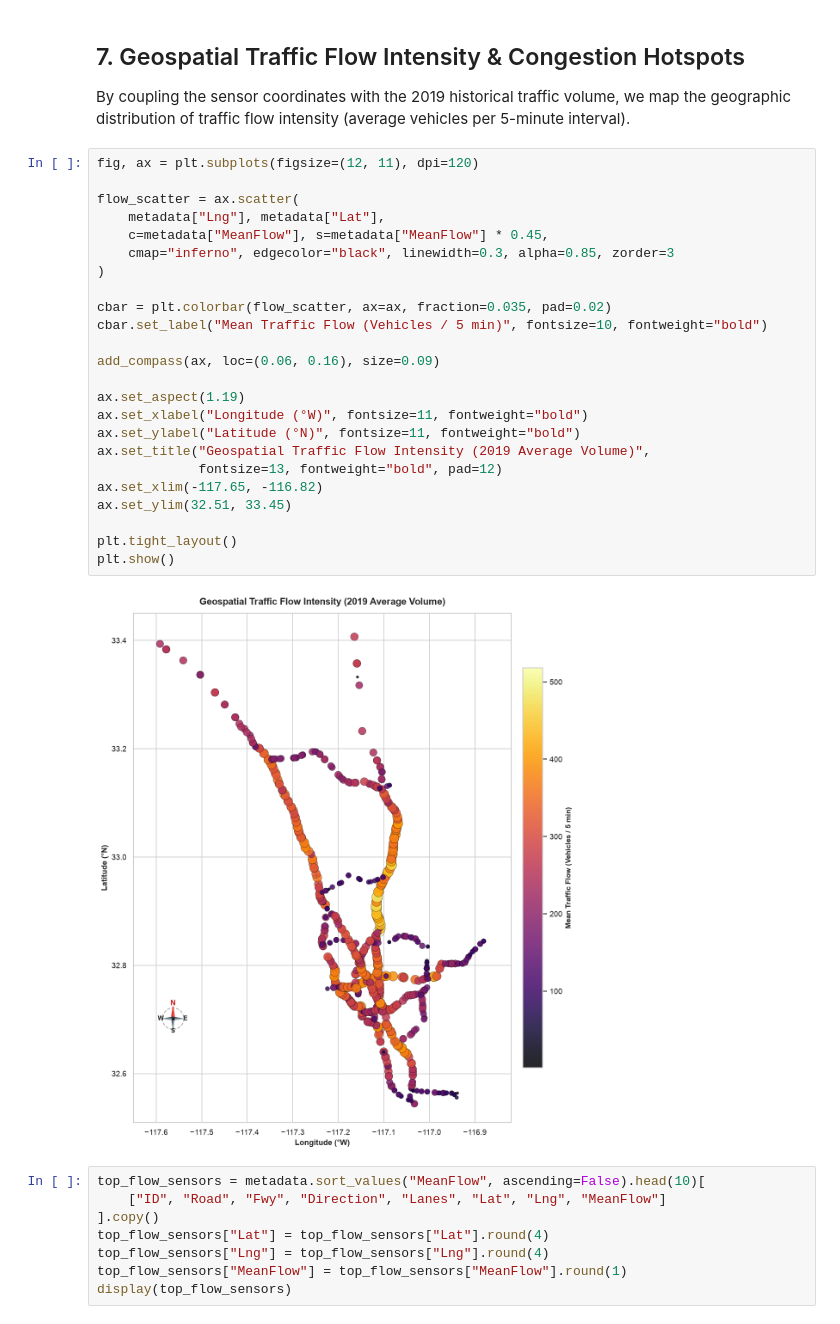
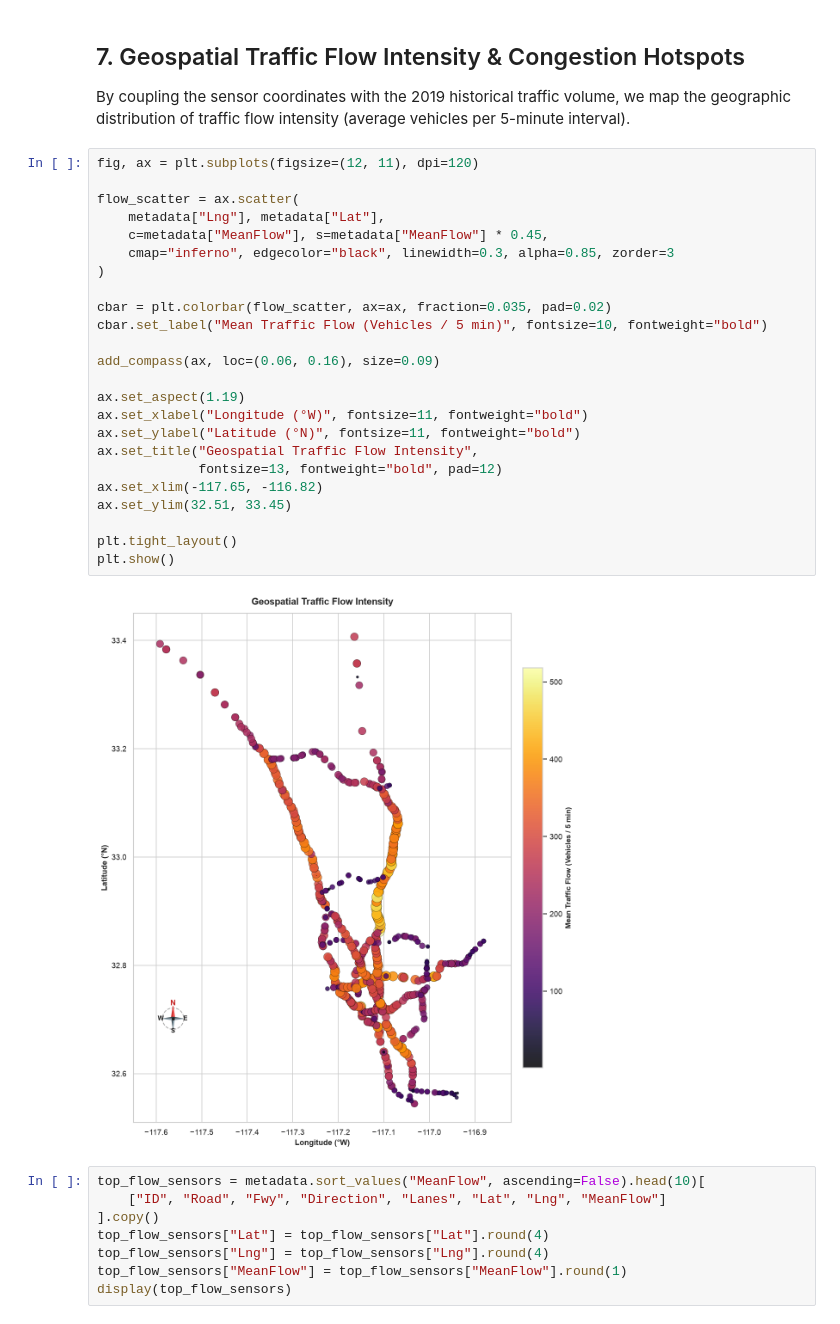
Before and after one commit to mblbruhn/traffic-prediction, a Jupyter notebook: geospatial_analysis.ipynb, the cells around one changed output. Cells and saved outputs as stored; diff of their text form.

```diff
--- a/geospatial_analysis.ipynb
+++ b/geospatial_analysis.ipynb
@@ -570,29 +570,29 @@ By coupling the sensor coordinates with the 2019 historical traffic volume, we m
 # %%
 fig, ax = plt.subplots(figsize=(12, 11), dpi=120)
 
 flow_scatter = ax.scatter(
     metadata["Lng"], metadata["Lat"],
     c=metadata["MeanFlow"], s=metadata["MeanFlow"] * 0.45,
     cmap="inferno", edgecolor="black", linewidth=0.3, alpha=0.85, zorder=3
 )
 
 cbar = plt.colorbar(flow_scatter, ax=ax, fraction=0.035, pad=0.02)
 cbar.set_label("Mean Traffic Flow (Vehicles / 5 min)", fontsize=10, fontweight="bold")
 
 add_compass(ax, loc=(0.06, 0.16), size=0.09)
 
 ax.set_aspect(1.19)
 ax.set_xlabel("Longitude (°W)", fontsize=11, fontweight="bold")
 ax.set_ylabel("Latitude (°N)", fontsize=11, fontweight="bold")
-ax.set_title("Geospatial Traffic Flow Intensity (2019 Average Volume)",
+ax.set_title("Geospatial Traffic Flow Intensity",
              fontsize=13, fontweight="bold", pad=12)
 ax.set_xlim(-117.65, -116.82)
 ax.set_ylim(32.51, 33.45)
 
 plt.tight_layout()
 plt.show()
 # %% [output]
-[figure, old version]
+[figure, new version]
 # %%
 top_flow_sensors = metadata.sort_values("MeanFlow", ascending=False).head(10)[
     ["ID", "Road", "Fwy", "Direction", "Lanes", "Lat", "Lng", "MeanFlow"]
```
Also changed, not shown: parts of 3 cells of this notebook.
